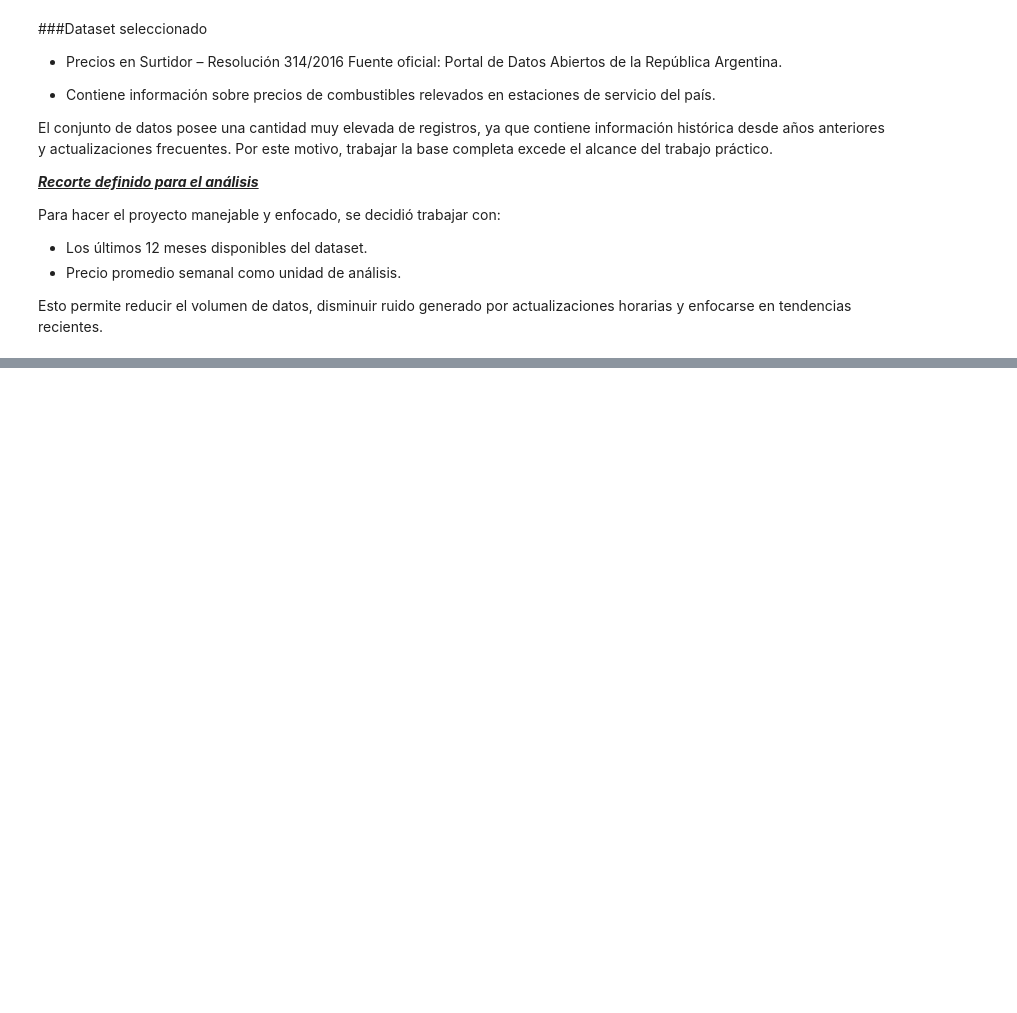
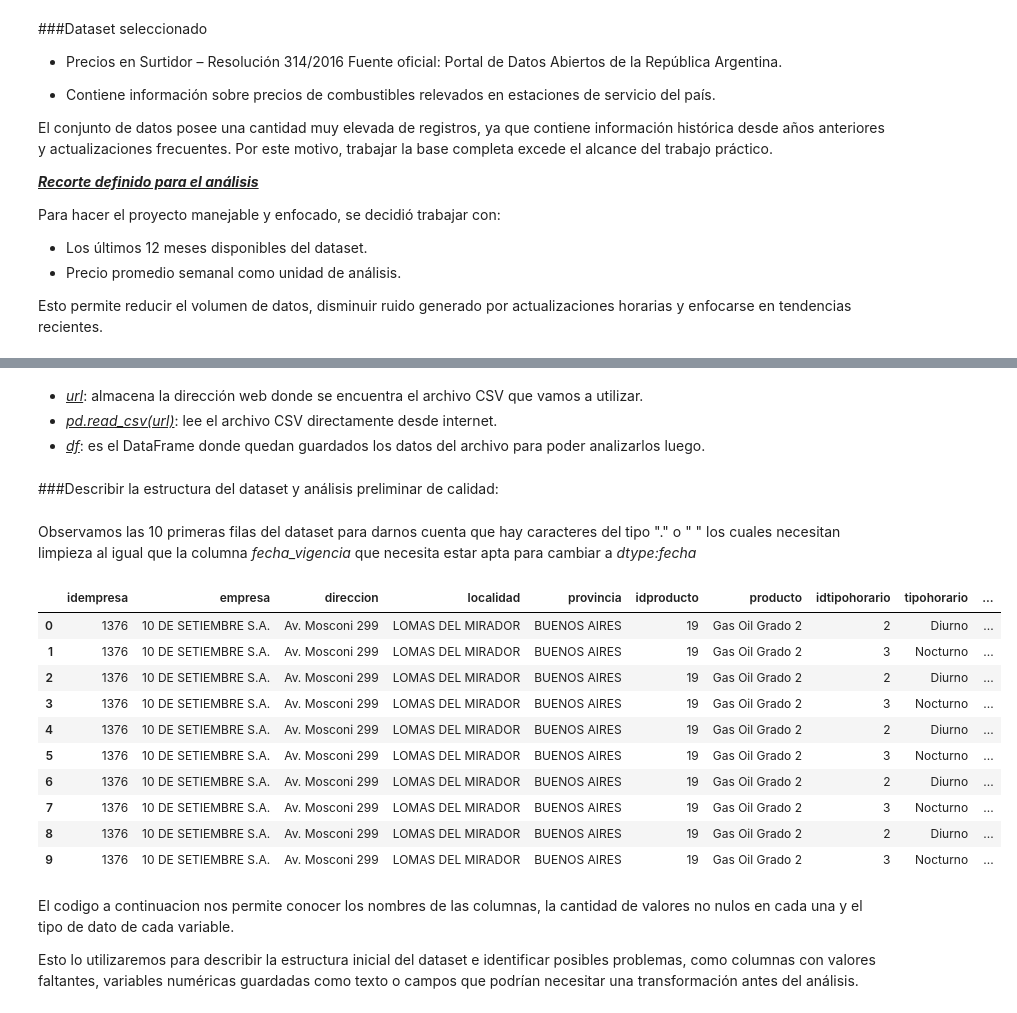
Before and after one commit to matiasdemori/Trabajo-Integrador-Ciencia-de-Datos, a Jupyter notebook: TP_Integrados_Ciencia_de_Datos.ipynb, the cells around one changed output, grey strips where cells are left out. Drawn from its saved outputs; the diff is of its cells as text; code cells hidden in the pictures; blank space fills up the shorter version.

```diff
--- a/TP_Integrados_Ciencia_de_Datos.ipynb
+++ b/TP_Integrados_Ciencia_de_Datos.ipynb
@@ -297,0 +103,4 @@ Permite aplicar correctamente las primeras etapas de la metodología CRISP-DM: c
+# %% [markdown]
+- <u>_url_</u>: almacena la dirección web donde se encuentra el archivo CSV que vamos a utilizar.
+- <u>_pd.read_csv(url)_</u>: lee el archivo CSV directamente desde internet.
+- <u>_df_</u>: es el DataFrame donde quedan guardados los datos del archivo para poder analizarlos luego.
@@ -297,0 +111,22 @@ Permite aplicar correctamente las primeras etapas de la metodología CRISP-DM: c
+# %% [markdown]
+###Describir la estructura del dataset y análisis preliminar de calidad:
+# %% [markdown]
+Observamos las 10 primeras filas del dataset para darnos cuenta que hay caracteres del tipo "." o " " los cuales necesitan limpieza al igual que la columna *fecha_vigencia* que necesita estar apta para cambiar a *dtype:fecha*
+# %%
+df.head(10)
+# %% [output]
+|  | idempresa | empresa | direccion | localidad | provincia | idproducto | producto | idtipohorario | tipohorario | ... |
+| 0 | 1376 | 10 DE SETIEMBRE S.A. | Av. Mosconi 299 | LOMAS DEL MIRADOR | BUENOS AIRES | 19 | Gas Oil Grado 2 | 2 | Diurno | ... |
+| 1 | 1376 | 10 DE SETIEMBRE S.A. | Av. Mosconi 299 | LOMAS DEL MIRADOR | BUENOS AIRES | 19 | Gas Oil Grado 2 | 3 | Nocturno | ... |
+| 2 | 1376 | 10 DE SETIEMBRE S.A. | Av. Mosconi 299 | LOMAS DEL MIRADOR | BUENOS AIRES | 19 | Gas Oil Grado 2 | 2 | Diurno | ... |
+| 3 | 1376 | 10 DE SETIEMBRE S.A. | Av. Mosconi 299 | LOMAS DEL MIRADOR | BUENOS AIRES | 19 | Gas Oil Grado 2 | 3 | Nocturno | ... |
+| 4 | 1376 | 10 DE SETIEMBRE S.A. | Av. Mosconi 299 | LOMAS DEL MIRADOR | BUENOS AIRES | 19 | Gas Oil Grado 2 | 2 | Diurno | ... |
+| 5 | 1376 | 10 DE SETIEMBRE S.A. | Av. Mosconi 299 | LOMAS DEL MIRADOR | BUENOS AIRES | 19 | Gas Oil Grado 2 | 3 | Nocturno | ... |
+| 6 | 1376 | 10 DE SETIEMBRE S.A. | Av. Mosconi 299 | LOMAS DEL MIRADOR | BUENOS AIRES | 19 | Gas Oil Grado 2 | 2 | Diurno | ... |
+| 7 | 1376 | 10 DE SETIEMBRE S.A. | Av. Mosconi 299 | LOMAS DEL MIRADOR | BUENOS AIRES | 19 | Gas Oil Grado 2 | 3 | Nocturno | ... |
+| 8 | 1376 | 10 DE SETIEMBRE S.A. | Av. Mosconi 299 | LOMAS DEL MIRADOR | BUENOS AIRES | 19 | Gas Oil Grado 2 | 2 | Diurno | ... |
+| 9 | 1376 | 10 DE SETIEMBRE S.A. | Av. Mosconi 299 | LOMAS DEL MIRADOR | BUENOS AIRES | 19 | Gas Oil Grado 2 | 3 | Nocturno | ... |
+# %% [markdown]
+El codigo a continuacion nos permite conocer los nombres de las columnas, la cantidad de valores no nulos en cada una y el tipo de dato de cada variable.
+
+Esto lo utilizaremos para  describir la estructura inicial del dataset e identificar posibles problemas, como columnas con valores faltantes, variables numéricas guardadas como texto o campos que podrían necesitar una transformación antes del análisis.
```
Also changed, not shown: parts of 77 cells of this notebook.
